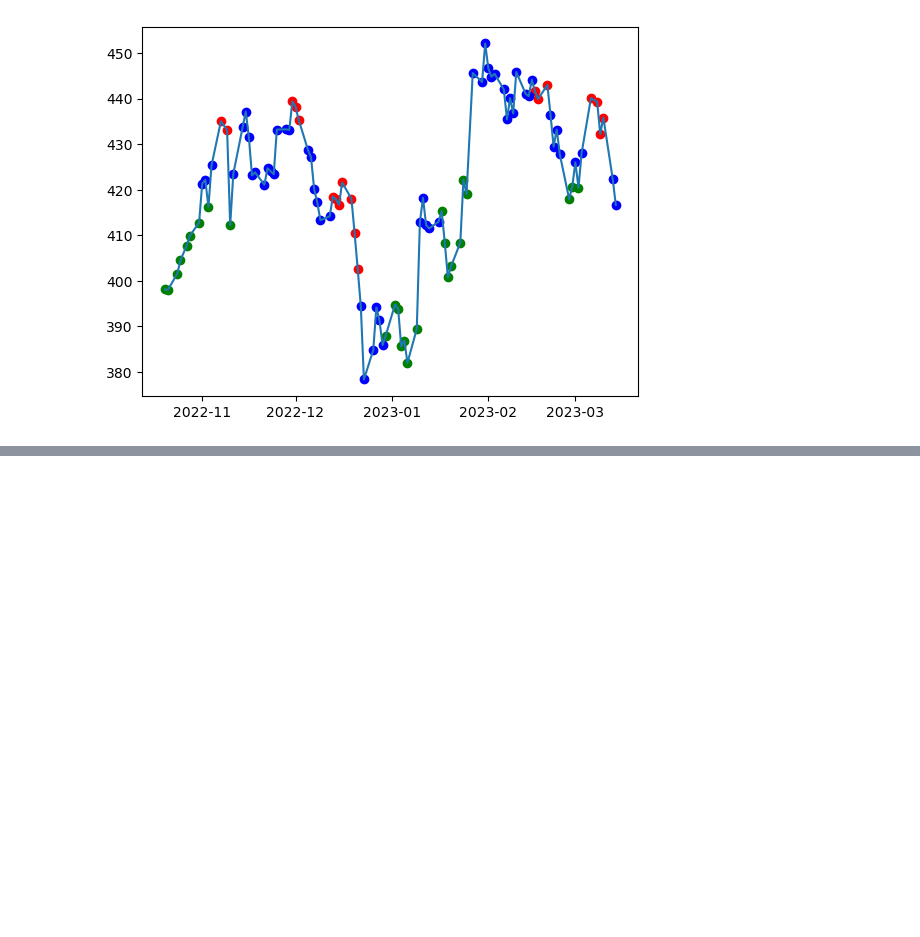
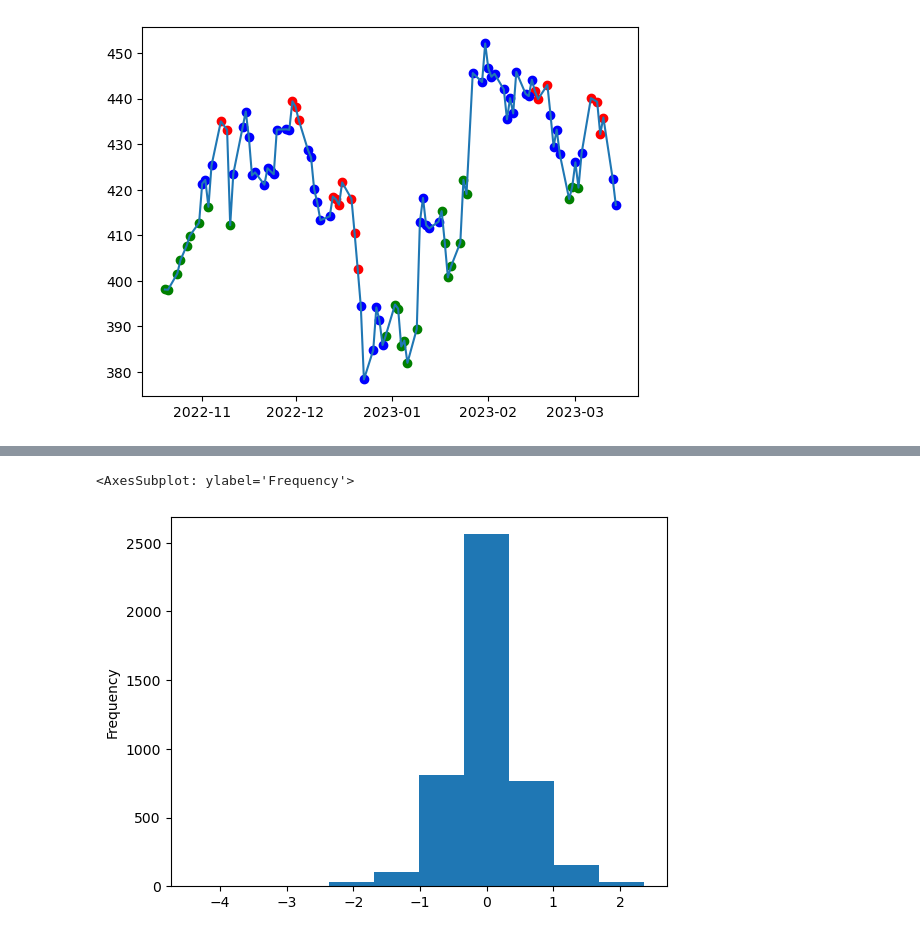
Before and after one commit to meet-seth/Algo_Trading, a Jupyter notebook: dataset.ipynb, the cells around one changed output, grey strips where cells are left out. Cells and saved outputs as stored; diff of their text form; code cells hidden in the pictures; blank space fills up the shorter version.

```diff
--- a/dataset.ipynb
+++ b/dataset.ipynb
@@ -313,0 +681,5 @@ plt.scatter(y=tata_ds.price[-x:].loc[tata_ds.final_targets[-x:]==0],x=tata_ds.pr
+# %%
+new_macd.plot(kind='hist')
+# %% [output]
+<AxesSubplot: ylabel='Frequency'>
+[figure, added]
```
Also changed, not shown: parts of 103 cells of this notebook, 2 other files.
